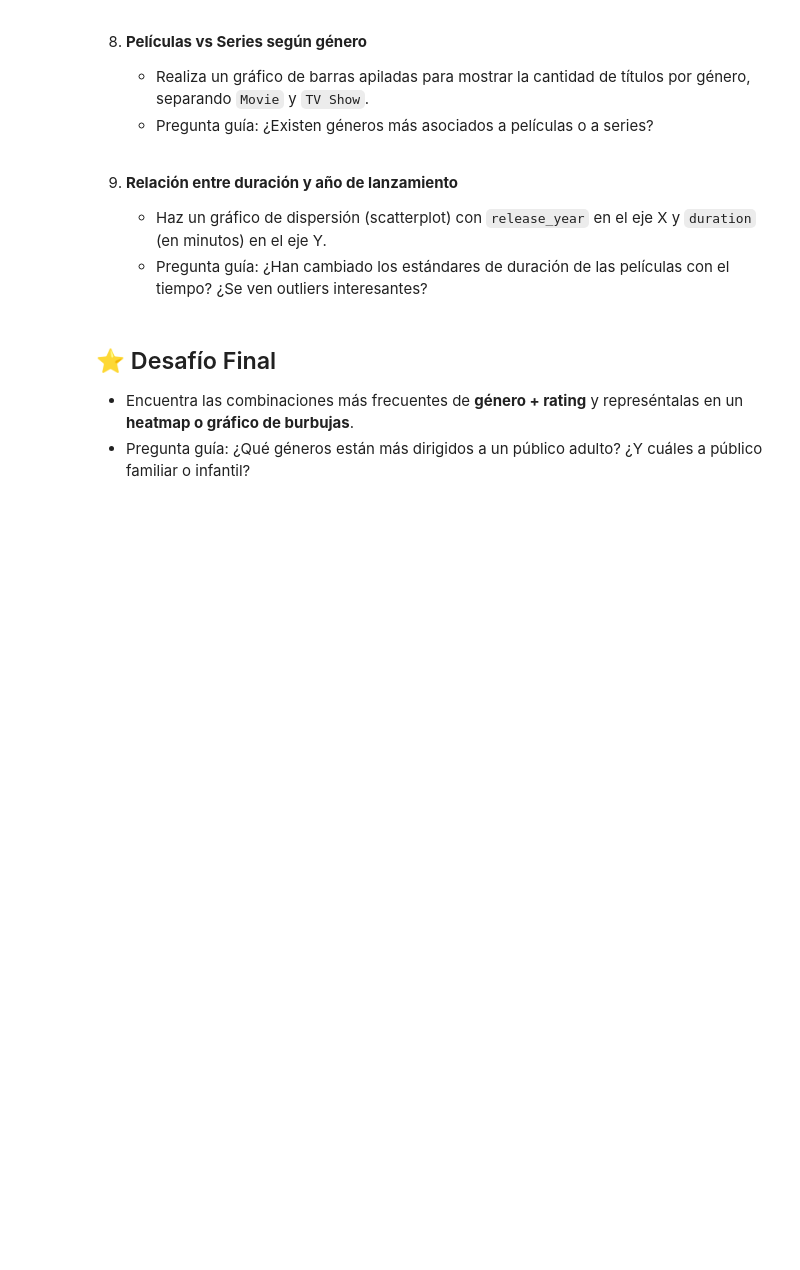
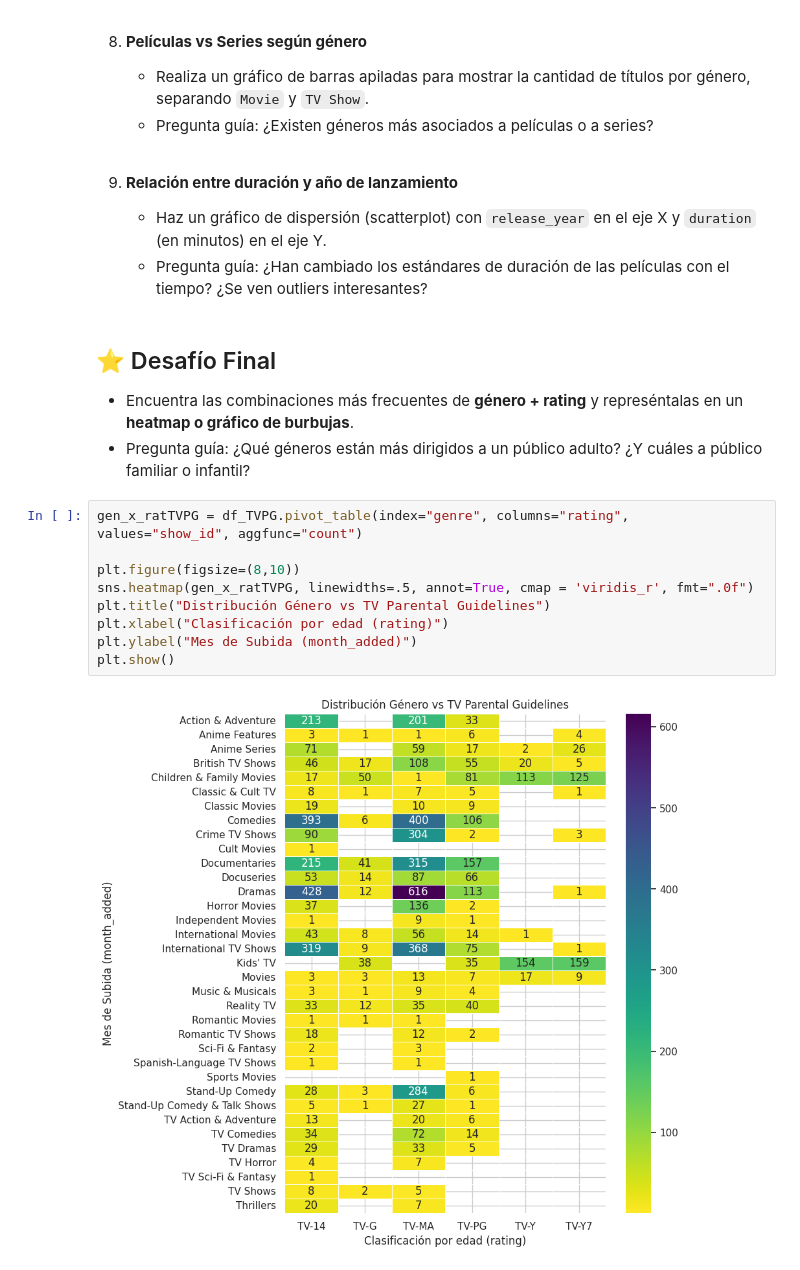
Before and after one commit to Nolberto-Rivera/MAT306-EntregablesNRivera, a Jupyter notebook: docs/labs/lab_05.ipynb, the cells around one changed output. Drawn from its saved outputs; the diff is of its cells as text; blank space fills up the shorter version.

```diff
--- a/docs/labs/lab_05.ipynb
+++ b/docs/labs/lab_05.ipynb
@@ -315,3 +358,14 @@ Sobre la variabilidad (analizando el ancho de las barras de error, y la cantidad
 
 * Encuentra las combinaciones más frecuentes de **género + rating** y represéntalas en un **heatmap o gráfico de burbujas**.
 * Pregunta guía: ¿Qué géneros están más dirigidos a un público adulto? ¿Y cuáles a público familiar o infantil?
+# %%
+gen_x_ratTVPG = df_TVPG.pivot_table(index="genre", columns="rating", values="show_id", aggfunc="count")
+
+plt.figure(figsize=(8,10))
+sns.heatmap(gen_x_ratTVPG, linewidths=.5, annot=True, cmap = 'viridis_r', fmt=".0f")
+plt.title("Distribución Género vs TV Parental Guidelines")
+plt.xlabel("Clasificación por edad (rating)")
+plt.ylabel("Mes de Subida (month_added)")
+plt.show()
+# %% [output]
+[figure, added]
```
Also changed, not shown: parts of 7 cells of this notebook.
